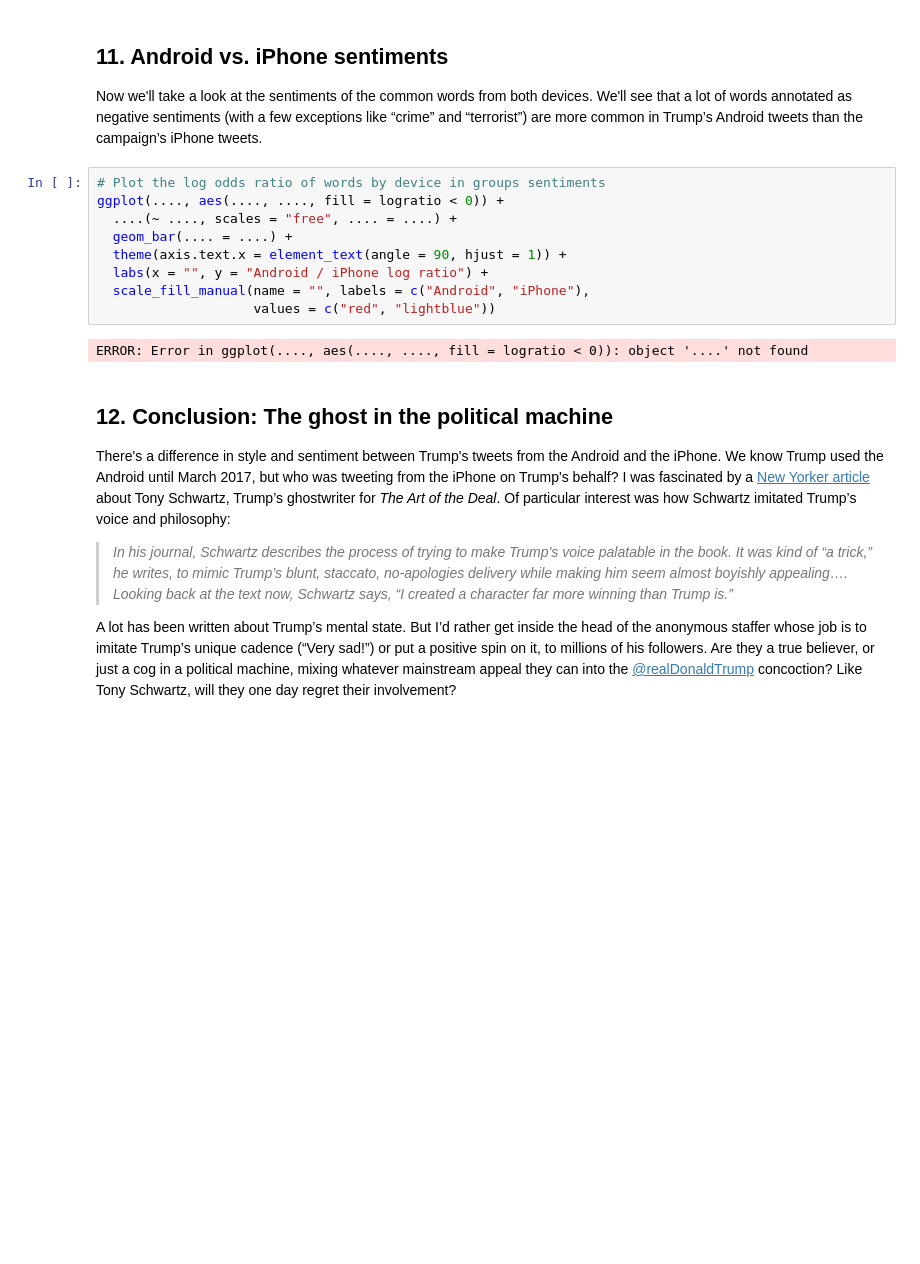
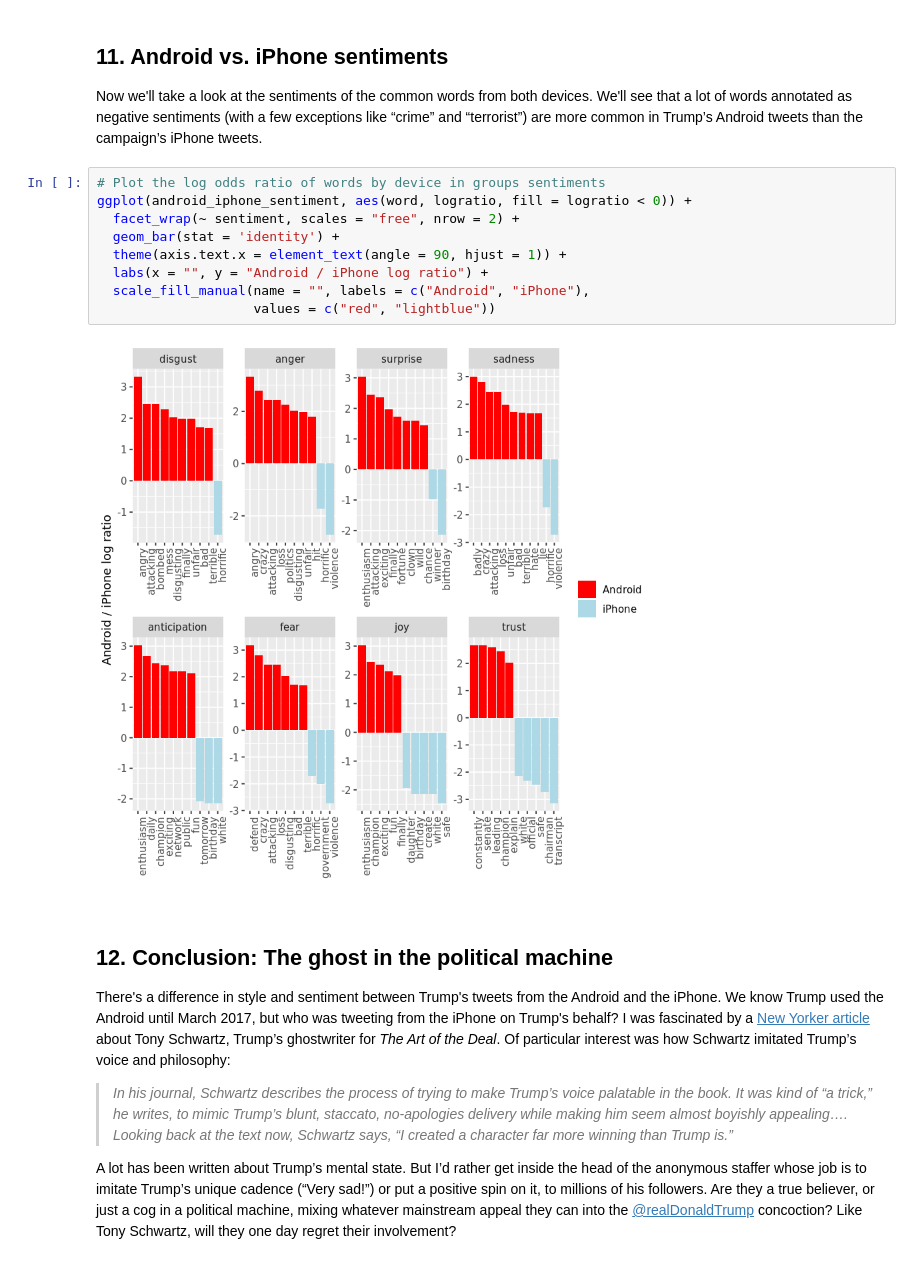
Before and after one commit to USSOWT/DataScienceProjects, a Jupyter notebook: A Text Analysis of Trump's Tweets/notebook.ipynb, the cells around one changed output. Saved outputs shown, nothing was run; the diff lists cells and outputs as text; blank space fills up the shorter version.

```diff
--- a/A Text Analysis of Trump's Tweets/notebook.ipynb
+++ b/A Text Analysis of Trump's Tweets/notebook.ipynb
@@ -250,15 +250,15 @@ head(android_iphone_sentiment)
 <p>Now we'll take a look at the sentiments of the common words from both devices. We'll see that a lot of words annotated as negative sentiments (with a few exceptions like “crime” and “terrorist”) are more common in Trump’s Android tweets than the campaign’s iPhone tweets.</p>
 # %%
 # Plot the log odds ratio of words by device in groups sentiments
-ggplot(...., aes(...., ...., fill = logratio < 0)) +
-  ....(~ ...., scales = "free", .... = ....) +
-  geom_bar(.... = ....) +
+ggplot(android_iphone_sentiment, aes(word, logratio, fill = logratio < 0)) +
+  facet_wrap(~ sentiment, scales = "free", nrow = 2) +
+  geom_bar(stat = 'identity') +
   theme(axis.text.x = element_text(angle = 90, hjust = 1)) +
   labs(x = "", y = "Android / iPhone log ratio") +
   scale_fill_manual(name = "", labels = c("Android", "iPhone"),
                     values = c("red", "lightblue"))
 # %% [output]
-ERROR: Error in ggplot(...., aes(...., ...., fill = logratio < 0)): object '....' not found
+[figure, added]
 # %% [markdown]
 ## 12. Conclusion: The ghost in the political machine
 <p>There's a difference in style and sentiment between Trump's tweets from the Android and the iPhone. We know Trump used the Android until March 2017, but who was tweeting from the iPhone on Trump's behalf? I was fascinated by a <a href="http://www.newyorker.com/magazine/2016/07/25/donald-trumps-ghostwriter-tells-all">New Yorker article</a> about Tony Schwartz, Trump’s ghostwriter for <em>The Art of the Deal</em>. Of particular interest was how Schwartz imitated Trump’s voice and philosophy:</p>
```
Also changed, not shown: parts of 1 cell of this notebook.
